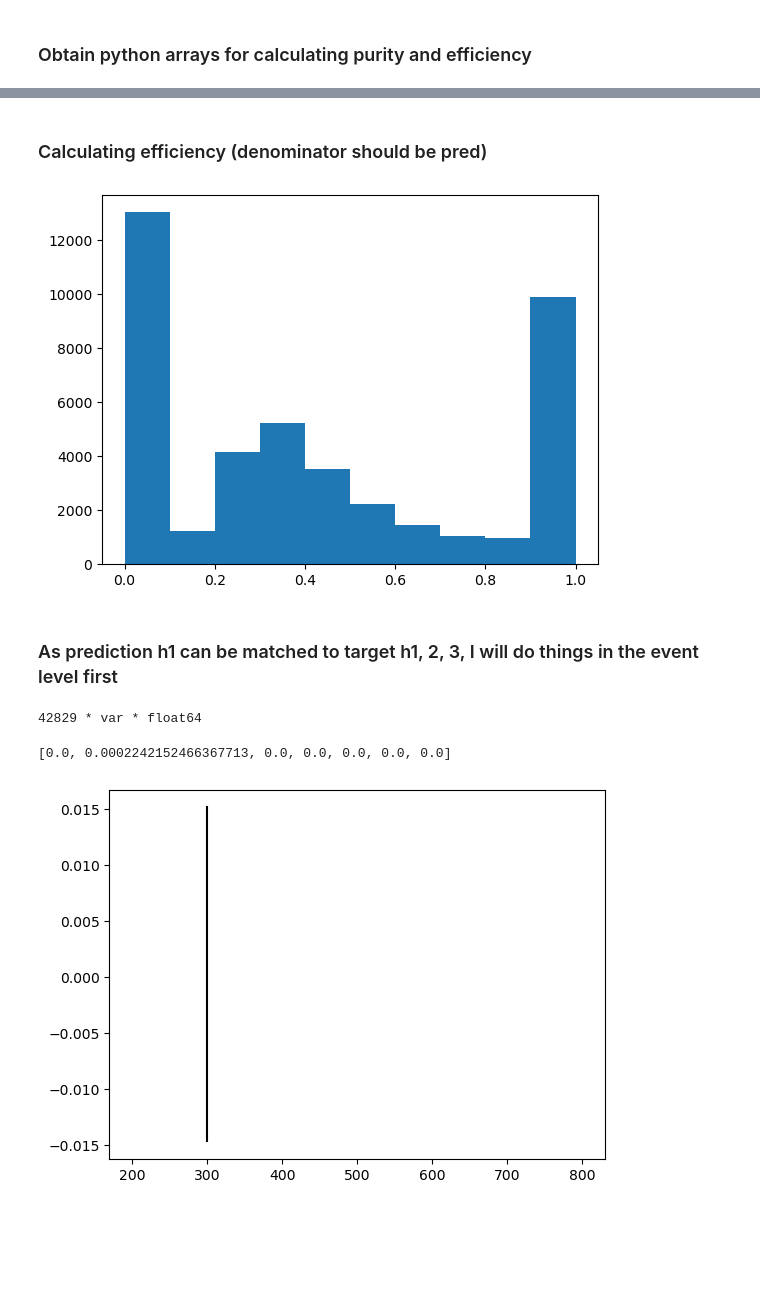
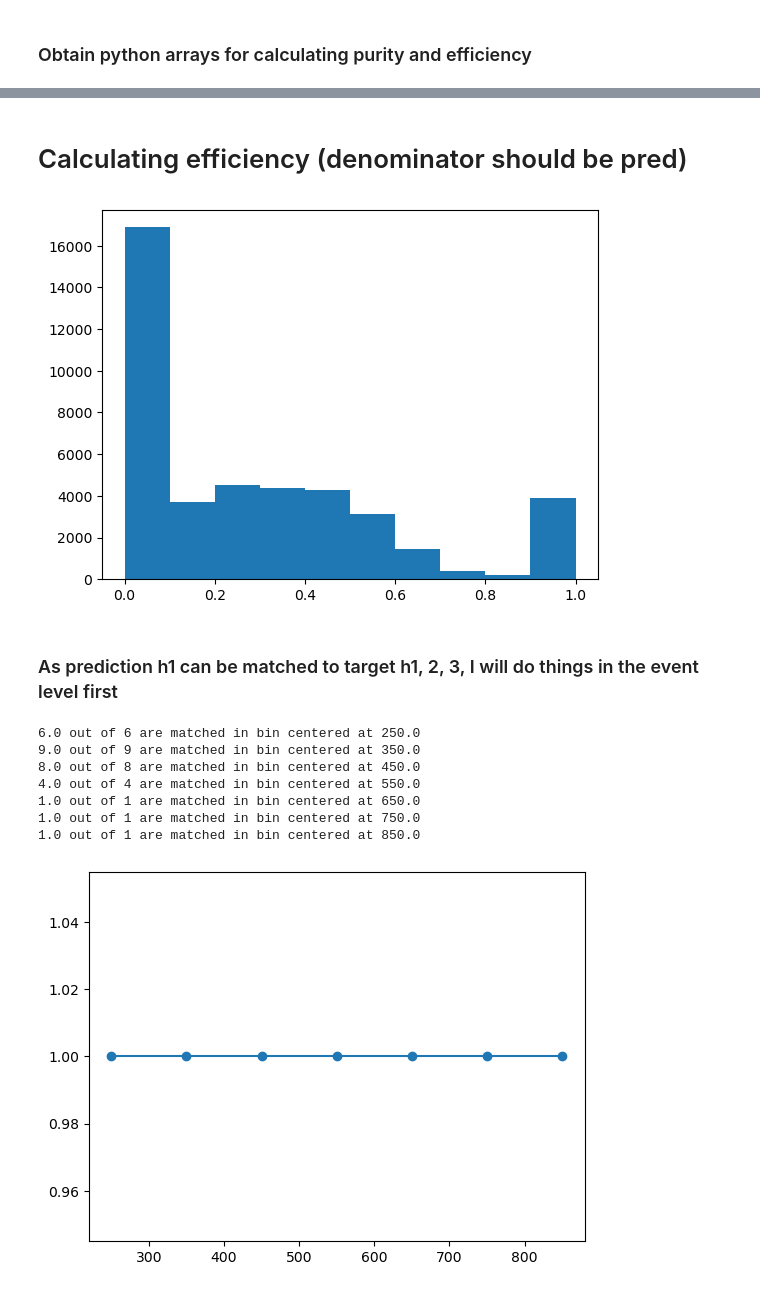
Before and after one commit to ucsd-hep-ex/hhh, a Jupyter notebook: notebooks/dev/plot_H _vs_pT.ipynb, the cells around one changed output, grey strips where cells are left out. Saved outputs shown, nothing was run; the diff lists cells and outputs as text; code cells hidden in the pictures; blank space fills up the shorter version.

```diff
--- a/notebooks/dev/plot_H _vs_pT.ipynb
+++ b/notebooks/dev/plot_H _vs_pT.ipynb
@@ -13,7 +13,7 @@ ak.numba.register_and_check()
 proj_dir = Path.cwd().parent.parent
 
 infile_path = proj_dir.joinpath('data/delphes/v2/hhh_test.h5')
-predfile_path = proj_dir.joinpath('reports/bv2/predictions.h5')
+predfile_path = proj_dir.joinpath('reports/bv2/pred_v0.h5')
 
 plot_dir = proj_dir.joinpath('reports/bv2/figures')
 # %%
@@ -119,10 +119,10 @@ plt.show()
 # %% [markdown]
-### Calculating efficiency (denominator should be pred)
+# Calculating efficiency (denominator should be pred)
 # %%
 plt.hist(ap_bh3)
 plt.show()
 # %% [output]
-[figure, old version]
+[figure, new version]
 # %% [markdown]
 ### As prediction h1 can be matched to target h1, 2, 3,  I will do things in the event level first
 # %%
@@ -137,50 +137,51 @@ bh_pt = np.concatenate((bh1_pt.reshape(-1,1), bh2_pt.reshape(-1,1), bh3_pt.resha
 bh_pt = ak.Array(bh_pt)
 
 # p: prediction
-AP_threshold = 0.5
+AP_threshold = 0.0
 bh_filter = ap > AP_threshold
 bb_bh_p_passed = bb_bh_p.mask[bh_filter]
 bb_bh_p_passed = ak.drop_none(bb_bh_p_passed)
 
-# target
-# bb: boosted bjet index
-bb_bh_t_selected = bb_bh_t.mask[bh_filter]
-bb_bh_t_selected = ak.drop_none(bb_bh_t_selected)
+ap_passed = ap.mask[bh_filter]
+ap_passed = ak.drop_none(ap_passed)
 
-bh_pt_selected = bh_pt.mask[bh_filter]
-bh_pt_selected = ak.drop_none(bh_pt_selected)
-print(bh_pt_selected.type)
+sort_by_ap = ak.argsort(ap_passed, axis=-1, ascending=False)
+bb_bh_passed = bb_bh_p_passed[sort_by_ap]
-# %% [output]
-42829 * var * float64
 # %%
 bh_eff = []
 # for each event
-for bb_bh_p_event, bb_bh_t_event, bh_pt_event in zip(bb_bh_p_passed, bb_bh_t_selected, bh_pt_selected):
+for bb_bh_p_event, bb_bh_t_event, bh_pt_event in zip(bb_bh_p_passed, bb_bh_t, bh_pt):
     # for each p fatjet, do we have a t fatject same with the p fatjet
-    for bb_p, bh_pt in zip(bb_bh_p_event, bh_pt_event):
-        # bb_p = 11
-        # bb_bh_t = [2, 4, -1]
-        bh_eff.append([bh_pt, np.sum(bb_bh_t_event==bb_p)>0])
+    bb_bh_p_event
+    for bb_p in bb_bh_p_event:
+        for i, bb_t in enumerate(bb_bh_t_event):
+            if bb_p == bb_t:
+                bh_eff.append([bh_pt_event[i], 1])
 bh_eff = np.array(bh_eff)
 # %%
 bins = np.arange(200, 1000, 100)
+bin_centers = [(bins[i]+bins[i+1])/2 for i in range(bins.size-1)]
 inds = np.digitize(bh_eff[:,0], bins)
 
-
-avgs = []
-stds = []
+np.concatenate((ap_bh1.reshape(-1,1), ap_bh2.reshape(-1,1), ap_bh3.reshape(-1,1)), axis=1)
+effs_per_bin = []
 for bin_i in range(1, len(bins)):
-    effs_in_bin = bh_eff[:,1][inds==bin_i]
-    avg = effs_in_bin.mean()
-    std = effs_in_bin.std()
-    avgs.append(avg)
-    stds.append(std)
+    effs_per_bin.append(bh_eff[:,1][inds==bin_i])
+effs_per_bin = ak.Array(effs_per_bin)
 # %%
-print(avgs)
+for effs, bin_c in zip(effs_per_bin, bin_centers):
+    print(f"{ak.sum(effs)} out of {ak.count(effs)} are matched in bin centered at {bin_c}")
 # %% [output]
-[0.0, 0.0002242152466367713, 0.0, 0.0, 0.0, 0.0, 0.0]
+6.0 out of 6 are matched in bin centered at 250.0
+9.0 out of 9 are matched in bin centered at 350.0
+8.0 out of 8 are matched in bin centered at 450.0
+4.0 out of 4 are matched in bin centered at 550.0
+1.0 out of 1 are matched in bin centered at 650.0
+1.0 out of 1 are matched in bin centered at 750.0
+1.0 out of 1 are matched in bin centered at 850.0
 # %%
-plt.bar(x=bins[:-1], height=avgs, yerr=stds, align='center')
+plt.scatter(x=bin_centers, y=ak.mean(effs_per_bin, axis=-1))
+plt.errorbar(x=bin_centers, y=ak.mean(effs_per_bin, axis=-1), yerr=ak.std(effs_per_bin, axis=-1))
 plt.show()
 # %% [output]
-[figure, old version]
+[figure, new version]
```
Also changed, not shown: parts of 5 cells of this notebook.
